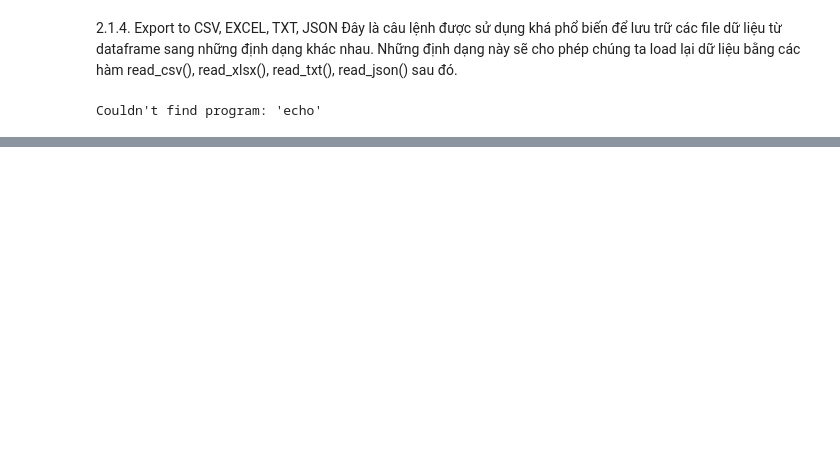
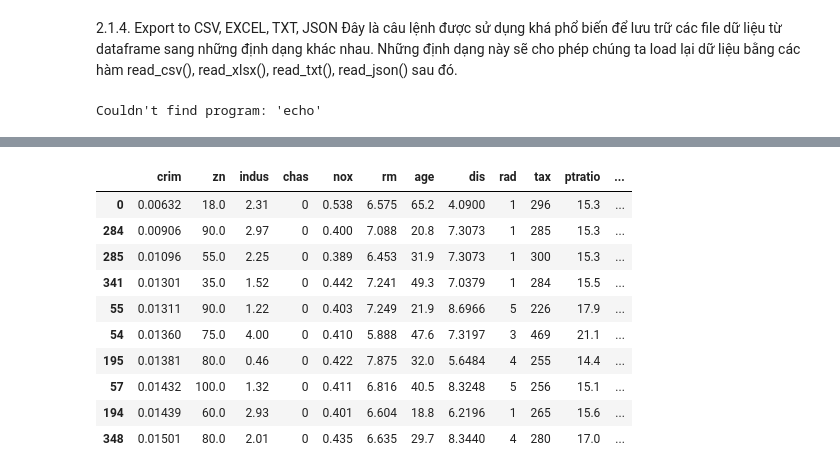
Before and after one commit to Kimbommm/AL_ML, a Jupyter notebook: PHU_LUC/2.ipynb, the cells around one changed output, grey strips where cells are left out. Saved outputs shown, nothing was run; the diff lists cells and outputs as text; code cells hidden in the pictures; blank space fills up the shorter version.

```diff
--- a/PHU_LUC/2.ipynb
+++ b/PHU_LUC/2.ipynb
@@ -143,0 +283,15 @@ Couldn't find program: 'echo'
+# %%
+#sort giá trị của 'crim'theo chiều tăng dần.
+df.sort_values('crim', ascending = True).head(10)
+# %% [output]
+|  | crim | zn | indus | chas | nox | rm | age | dis | rad | tax | ptratio | ... |
+| 0 | 0.00632 | 18.0 | 2.31 | 0 | 0.538 | 6.575 | 65.2 | 4.0900 | 1 | 296 | 15.3 | ... |
+| 284 | 0.00906 | 90.0 | 2.97 | 0 | 0.400 | 7.088 | 20.8 | 7.3073 | 1 | 285 | 15.3 | ... |
+| 285 | 0.01096 | 55.0 | 2.25 | 0 | 0.389 | 6.453 | 31.9 | 7.3073 | 1 | 300 | 15.3 | ... |
+| 341 | 0.01301 | 35.0 | 1.52 | 0 | 0.442 | 7.241 | 49.3 | 7.0379 | 1 | 284 | 15.5 | ... |
+| 55 | 0.01311 | 90.0 | 1.22 | 0 | 0.403 | 7.249 | 21.9 | 8.6966 | 5 | 226 | 17.9 | ... |
+| 54 | 0.01360 | 75.0 | 4.00 | 0 | 0.410 | 5.888 | 47.6 | 7.3197 | 3 | 469 | 21.1 | ... |
+| 195 | 0.01381 | 80.0 | 0.46 | 0 | 0.422 | 7.875 | 32.0 | 5.6484 | 4 | 255 | 14.4 | ... |
+| 57 | 0.01432 | 100.0 | 1.32 | 0 | 0.411 | 6.816 | 40.5 | 8.3248 | 5 | 256 | 15.1 | ... |
+| 194 | 0.01439 | 60.0 | 2.93 | 0 | 0.401 | 6.604 | 18.8 | 6.2196 | 1 | 265 | 15.6 | ... |
+| 348 | 0.01501 | 80.0 | 2.01 | 0 | 0.435 | 6.635 | 29.7 | 8.3440 | 4 | 280 | 17.0 | ... |
```
Also changed, not shown: parts of 37 cells of this notebook, 1 other file.
